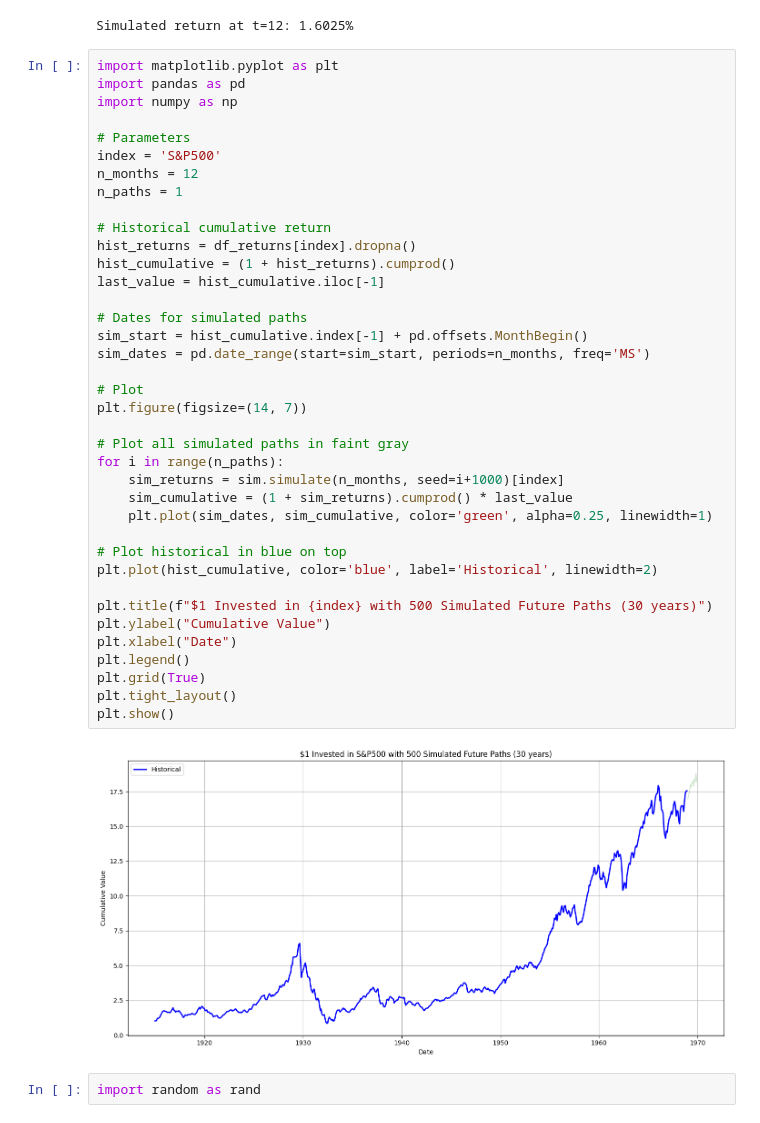
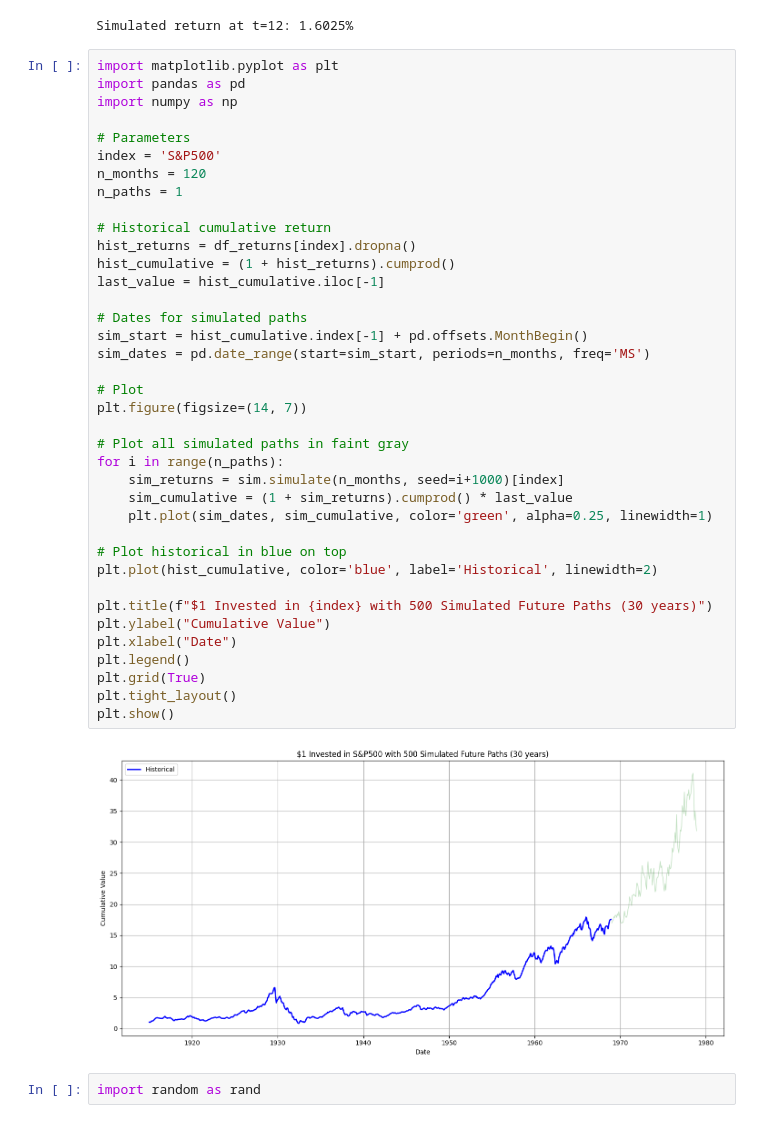
Before and after one commit to LukeG1/Investment-Simulator-Monthly, a Jupyter notebook: testing.ipynb, the cells around one changed output. Drawn from its saved outputs; the diff is of its cells as text.

```diff
--- a/testing.ipynb
+++ b/testing.ipynb
@@ -97,39 +97,39 @@ import numpy as np
 
 # Parameters
 index = 'S&P500'
-n_months = 12
+n_months = 120
 n_paths = 1
 
 # Historical cumulative return
 hist_returns = df_returns[index].dropna()
 hist_cumulative = (1 + hist_returns).cumprod()
 last_value = hist_cumulative.iloc[-1]
 
 # Dates for simulated paths
 sim_start = hist_cumulative.index[-1] + pd.offsets.MonthBegin()
 sim_dates = pd.date_range(start=sim_start, periods=n_months, freq='MS')
 
 # Plot
 plt.figure(figsize=(14, 7))
 
 # Plot all simulated paths in faint gray
 for i in range(n_paths):
     sim_returns = sim.simulate(n_months, seed=i+1000)[index]
     sim_cumulative = (1 + sim_returns).cumprod() * last_value
     plt.plot(sim_dates, sim_cumulative, color='green', alpha=0.25, linewidth=1)
 
 # Plot historical in blue on top
 plt.plot(hist_cumulative, color='blue', label='Historical', linewidth=2)
 
 plt.title(f"$1 Invested in {index} with 500 Simulated Future Paths (30 years)")
 plt.ylabel("Cumulative Value")
 plt.xlabel("Date")
 plt.legend()
 plt.grid(True)
 plt.tight_layout()
 plt.show()
 # %% [output]
-[figure, old version]
+[figure, new version]
 # %%
 import random as rand
 # %%
```
Also changed, not shown: parts of 1 cell of this notebook, 9 other files.
